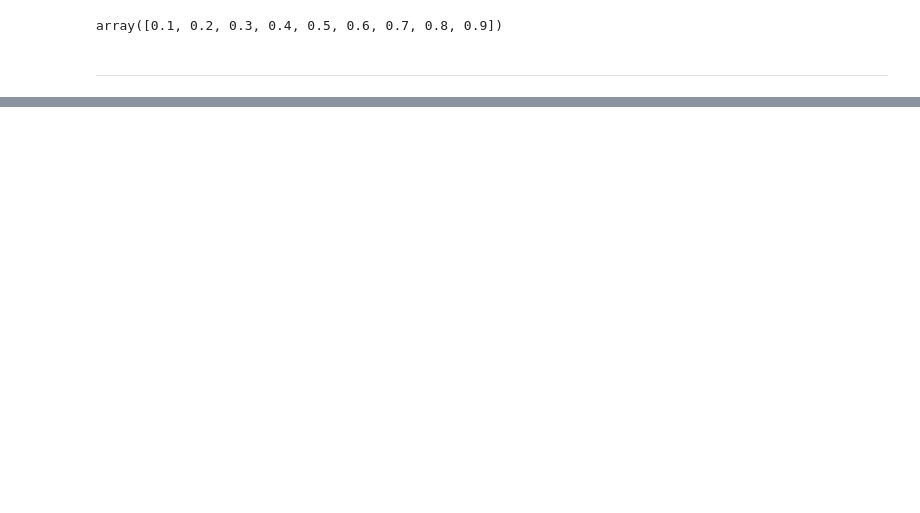
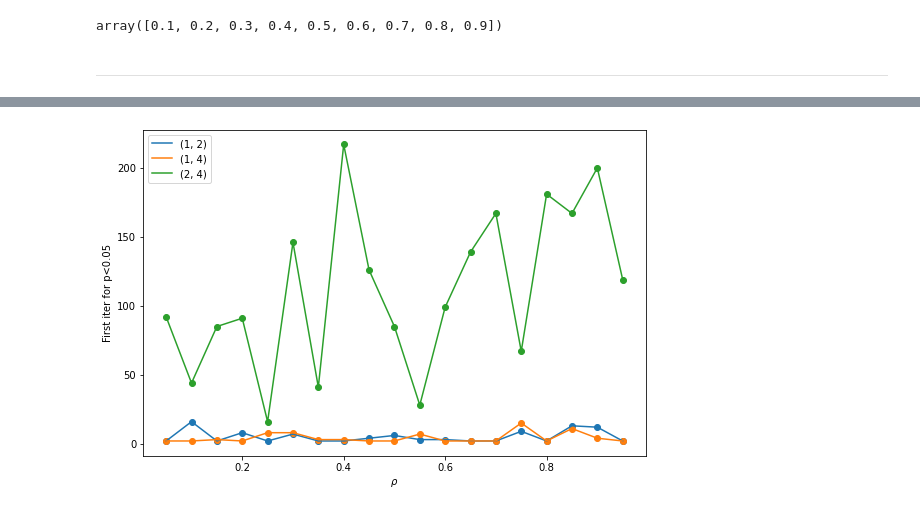
Before and after one commit to PaulHosek/QueueingTheory, a Jupyter notebook: testing_paul.ipynb, the cells around one changed output, grey strips where cells are left out. Saved outputs shown, nothing was run; the diff lists cells and outputs as text; code cells hidden in the pictures; blank space fills up the shorter version.

```diff
--- a/testing_paul.ipynb
+++ b/testing_paul.ipynb
@@ -157,0 +193,3 @@ def is_significant(idx,col1,col2,alpha):
+# %%
+res = pd.read_csv(f'signif_data/{name}.csv')
+res
@@ -157,0 +214,13 @@ def is_significant(idx,col1,col2,alpha):
+# %%
+plt.figure(figsize=(9,6))
+print()
+for comp in set(res['comparison']):
+    cur_comp = res[res['comparison']==comp]
+    plt.plot(cur_comp['rho'], cur_comp['low_idx_sign'], label = comp)
+    plt.scatter(cur_comp['rho'], cur_comp['low_idx_sign'])
+plt.legend()
+plt.xlabel(fr"$\rho$")
+plt.ylabel("First iter for p<0.05")
+plt.show()
+# %% [output]
+[figure, added]
```
Also changed, not shown: parts of 10 cells of this notebook, 1 other file.
